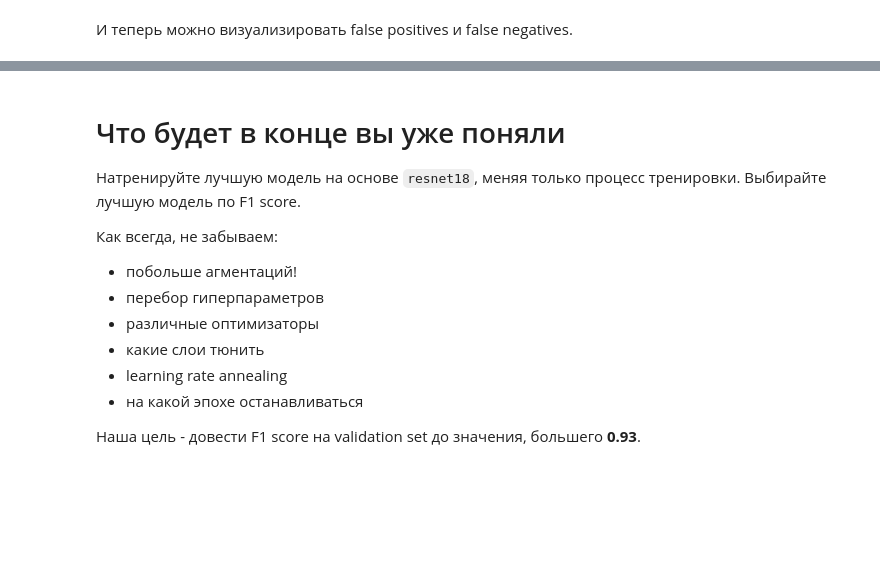
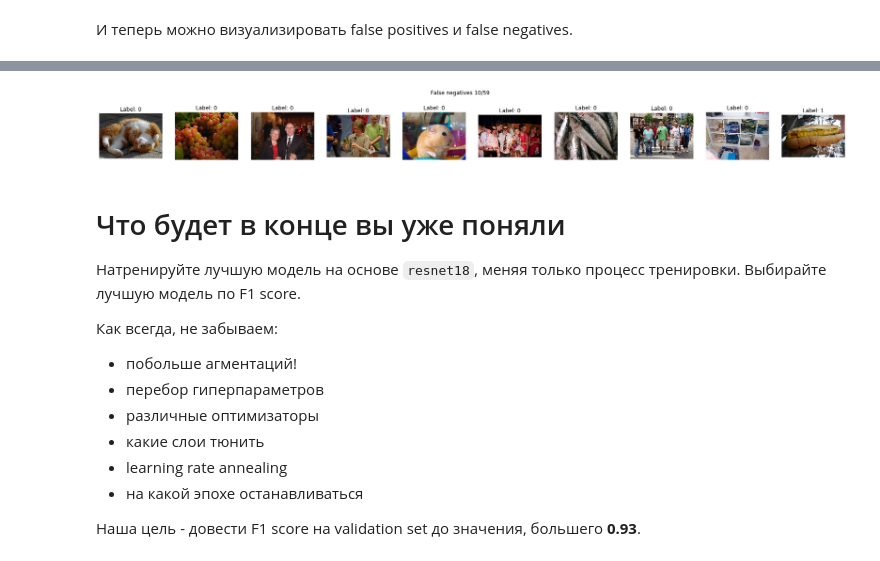
Before and after one commit to 2113vm/dl_course_ai, a Jupyter notebook: assignments/assignment4/HotdogOrNot.ipynb, the cells around one changed output, grey strips where cells are left out. Drawn from its saved outputs; the diff is of its cells as text; code cells hidden in the pictures; blank space fills up the shorter version.

```diff
--- a/assignments/assignment4/HotdogOrNot.ipynb
+++ b/assignments/assignment4/HotdogOrNot.ipynb
@@ -521,3 +547,10 @@ visualize_samples(orig_dataset, false_negatives_indices, "False negatives")
+# %%
+# TODO: Compute indices of the false negatives on the validation set.
+# Note those have to be indices of the original dataset
+false_negatives_indices = [num for num, (pred, g) in enumerate(zip(predictions, gt)) if pred == 0 and g == 1]
+visualize_samples(orig_dataset, false_negatives_indices, "False negatives")
+# %% [output]
+[figure, added]
 # %%
 import sklearn.metrics as metrics
 def binary_classification_metrics(prediction, ground_truth):
```
Also changed, not shown: parts of 3 cells of this notebook.
